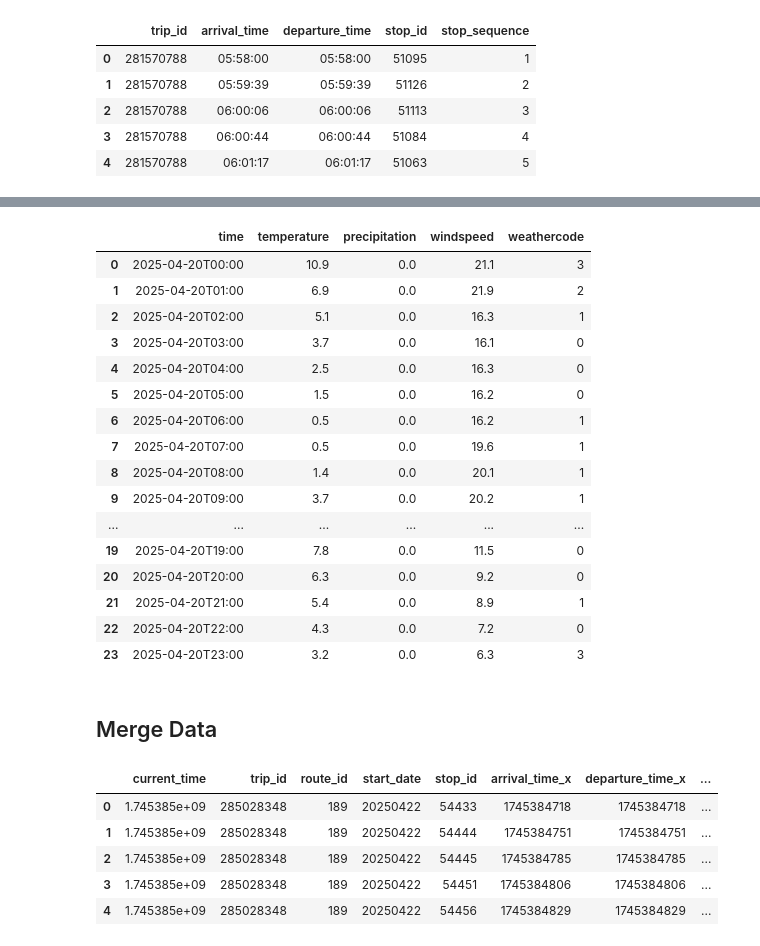
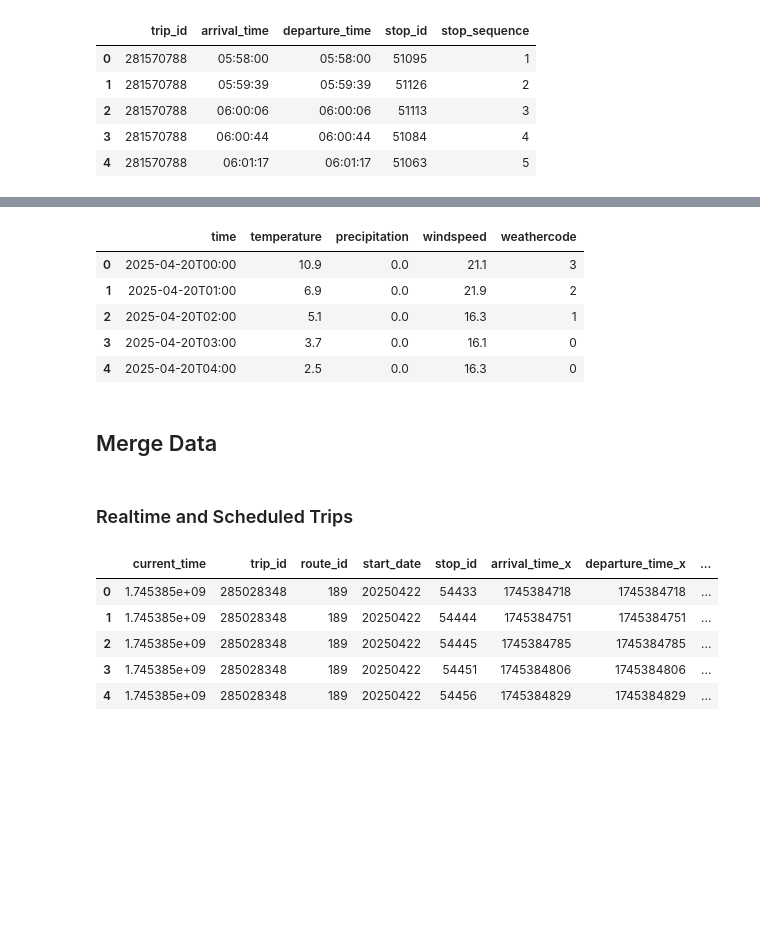
Before and after one commit to nadpierre/stm-transit-delay-prediction, a Jupyter notebook: data_cleaning.ipynb, the cells around one changed output, grey strips where cells are left out. Drawn from its saved outputs; the diff is of its cells as text; code cells hidden in the pictures; blank space fills up the shorter version.

```diff
--- a/data_cleaning.ipynb
+++ b/data_cleaning.ipynb
@@ -79,24 +103,15 @@ planned_stm_df.head()
 # %%
 weather_df = pd.read_csv('data/fetched_weather.csv')
-weather_df
+weather_df.head()
 # %% [output]
 |  | time | temperature | precipitation | windspeed | weathercode |
 | 0 | 2025-04-20T00:00 | 10.9 | 0.0 | 21.1 | 3 |
 | 1 | 2025-04-20T01:00 | 6.9 | 0.0 | 21.9 | 2 |
 | 2 | 2025-04-20T02:00 | 5.1 | 0.0 | 16.3 | 1 |
 | 3 | 2025-04-20T03:00 | 3.7 | 0.0 | 16.1 | 0 |
 | 4 | 2025-04-20T04:00 | 2.5 | 0.0 | 16.3 | 0 |
-| 5 | 2025-04-20T05:00 | 1.5 | 0.0 | 16.2 | 0 |
-| 6 | 2025-04-20T06:00 | 0.5 | 0.0 | 16.2 | 1 |
-| 7 | 2025-04-20T07:00 | 0.5 | 0.0 | 19.6 | 1 |
-| 8 | 2025-04-20T08:00 | 1.4 | 0.0 | 20.1 | 1 |
-| 9 | 2025-04-20T09:00 | 3.7 | 0.0 | 20.2 | 1 |
-| ... | ... | ... | ... | ... | ... |
-| 19 | 2025-04-20T19:00 | 7.8 | 0.0 | 11.5 | 0 |
-| 20 | 2025-04-20T20:00 | 6.3 | 0.0 | 9.2 | 0 |
-| 21 | 2025-04-20T21:00 | 5.4 | 0.0 | 8.9 | 1 |
-| 22 | 2025-04-20T22:00 | 4.3 | 0.0 | 7.2 | 0 |
-| 23 | 2025-04-20T23:00 | 3.2 | 0.0 | 6.3 | 3 |
 # %% [markdown]
 ## Merge Data
+# %% [markdown]
+### Realtime and Scheduled Trips
 # %%
```
Also changed, not shown: parts of 46 cells of this notebook, 1 other file.
